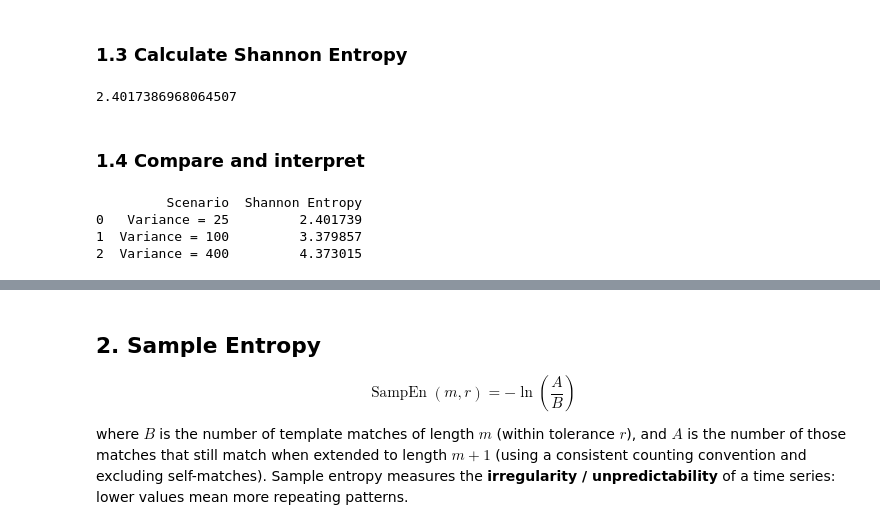
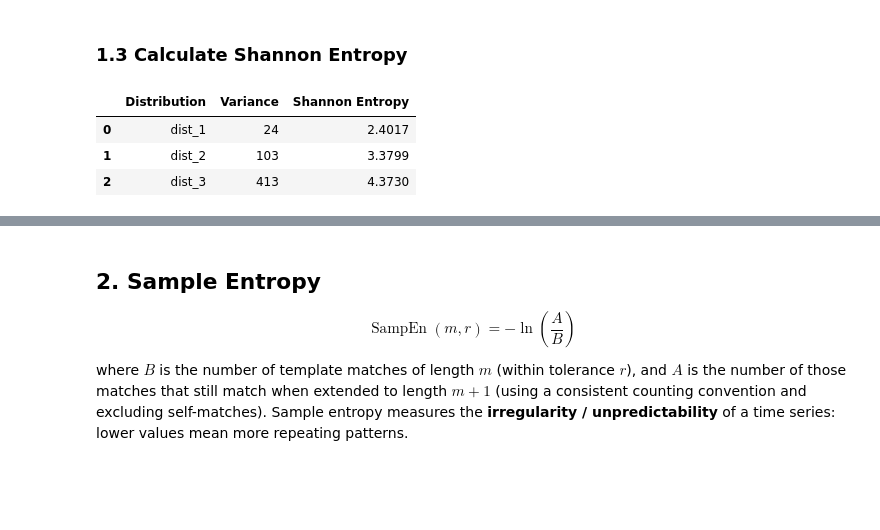
Before and after one commit to Sherry438/Entropy-in-Renewable-Energy-Time-Series-Analysis, a Jupyter notebook: notebooks/02_entropy_calculation_on_simulated_data.ipynb, the cells around one changed output, grey strips where cells are left out. Drawn from its saved outputs; the diff is of its cells as text; code cells hidden in the pictures; blank space fills up the shorter version.

```diff
--- a/notebooks/02_entropy_calculation_on_simulated_data.ipynb
+++ b/notebooks/02_entropy_calculation_on_simulated_data.ipynb
@@ -52,42 +58,23 @@ plt.show()
 # %% [markdown]
 ### 1.3 Calculate Shannon Entropy
 # %%
-# Convert data into histogram counts
-counts, edges = np.histogram(data_A, bins=bins)
-# Convert counts into probabilities
-probabilities = counts / counts.sum()
-# Calculate Shannon Entropy
-H_A = entropy(probabilities, base=2)
+results = []
 
-print(H_A)
+for name, data in distributions.items():
+    counts, _ = np.histogram(data, bins=bins) # Bin the data into counts
+    p = counts / counts.sum() # Convert counts to probabilities p_i
+    H = entropy(p, base=2) # H = -Σ p_i log2(p_i)
+
+    results.append({
+        "Distribution": name,
+        "Variance": round(data.var()),
+        "Shannon Entropy": round(H, 4)
+    })
+
+results_df = pd.DataFrame(results)
+results_df
 # %% [output]
-2.4017386968064507
+|  | Distribution | Variance | Shannon Entropy |
+| 0 | dist_1 | 24 | 2.4017 |
+| 1 | dist_2 | 103 | 3.3799 |
+| 2 | dist_3 | 413 | 4.3730 |
-# %% [markdown]
-### 1.4 Compare and interpret
-# %%
-datasets = {
-    "Variance = 25": data_A,
-    "Variance = 100": data_B,
-    "Variance = 400": data_C
-}
-
-results = []
-
-for name, data in datasets.items():
-    counts, _ = np.histogram(data, bins=bins)
-    probabilities = counts / counts.sum()
-    H = entropy(probabilities, base=2)
-
-    results.append({
-        "Scenario": name,
-        "Shannon Entropy": H
-    })
-
-results_df = pd.DataFrame(results)
-
-print(results_df)
-# %% [output]
-         Scenario  Shannon Entropy
-0   Variance = 25         2.401739
-1  Variance = 100         3.379857
-2  Variance = 400         4.373015
```
Also changed, not shown: parts of 5 cells of this notebook.
